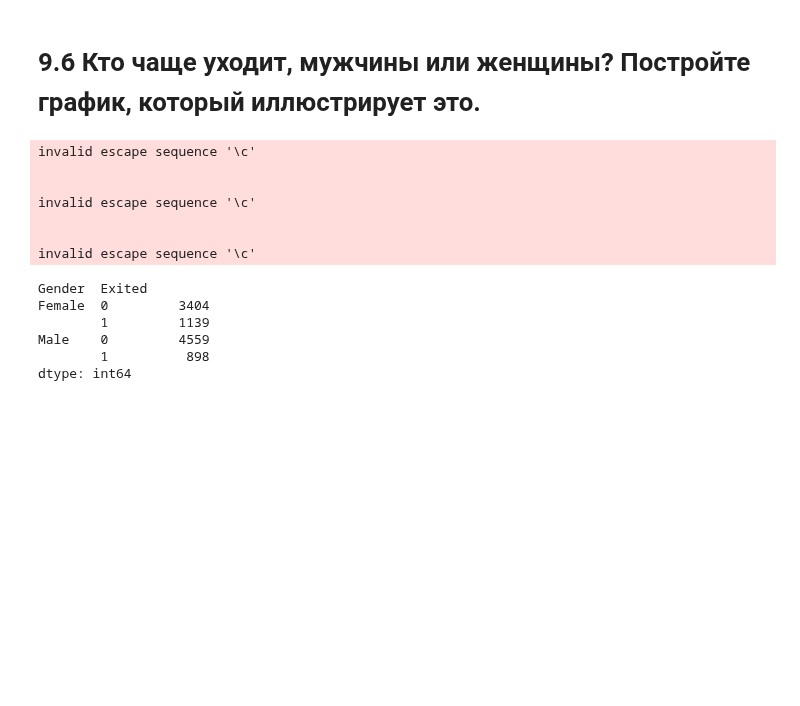
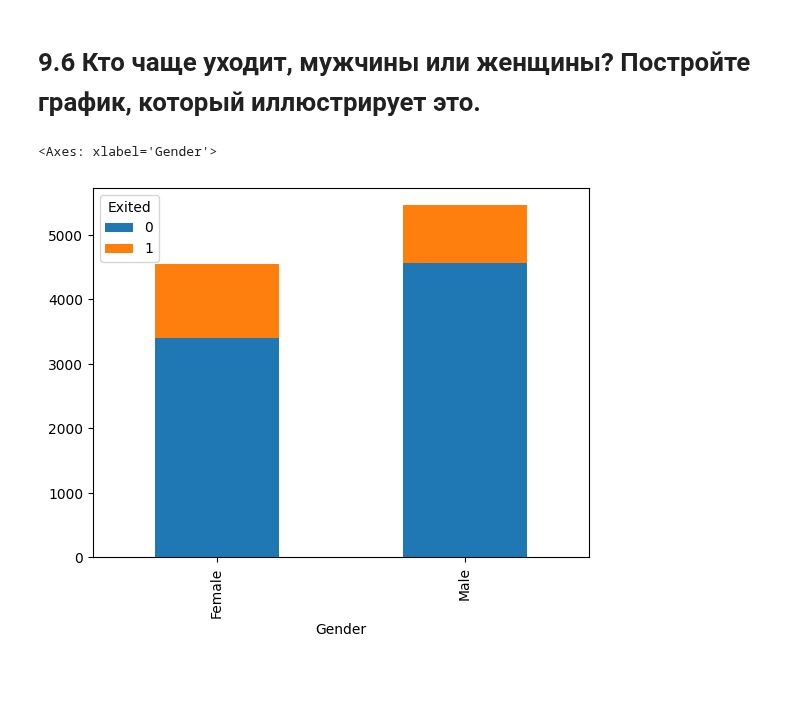
Before and after one commit to lesiveducation/DS_lesiv, a Jupyter notebook: PY13-Визуализация/churn080325.ipynb, the cells around one changed output. Drawn from its saved outputs; the diff is of its cells as text; code cells hidden in the pictures; blank space fills up the shorter version.

```diff
--- a/PY13-Визуализация/churn080325.ipynb
+++ b/PY13-Визуализация/churn080325.ipynb
@@ -162,35 +162,36 @@ sns.scatterplot(data=churn_data, x="EstimatedSalary", y="CreditScore", hue="Exit
 # 9.6 Кто чаще уходит, мужчины или женщины? Постройте график, который иллюстрирует это.
 # %%
 import pandas as pd
-churn_data = pd.read_csv('data\churn.csv')
+import numpy as np
+#churn_data = pd.read_csv('data\churn.csv')
 #churn_data.head()
-male_leakage = churn_data.groupby(['Gender','Exited']).size()
-male_leakage.head()
+#gender_leakage = churn_data.groupby(['Gender','Exited']).size()
+#gender_leakage.head()
+piv = pd.pivot_table(churn_data, index=['Gender'], values= ['CustomerId', 'Exited'], aggfunc=np.count_nonzero)
+piv
+piv1 = pd.pivot_table(churn_data, index='Gender', columns= 'Exited', values= 'CustomerId', aggfunc=np.count_nonzero)
+piv1
+piv1.plot.bar(stacked= True)
+#piv.plot.bar(stacked= True)
+
 #data96share = churn_data.groupby('Gender', as_index=False)['Exited'].mean()
 #data96share['Exited'] = churn_data96['Exited']*100
 #data96share.head()
 
-#fig1 = px.bar(data96share,
+#fig1 = px.bar(gender_leakage,
 #             x = 'Gender',
- #            y = 'Exited',
-  #           color='Gender',
-   #          labels={'Exited': 'Exited, %'},
-    #         title='Leakage by Gender',
-     #        width=300,
-      #       height=450)
-#
+#             y = 'Exited',
+#             color='Gender',
+#             labels={'Exited': 'Exited, %'},
+#             title='Leakage by Gender',
+#             width=300,
+#             height=450)
+
 #fig1.update_layout(showlegend=False)
+
+#gender_leakage.plot.barh(stacked=True)
 # %% [output]
-invalid escape sequence '\c'
-
-
-invalid escape sequence '\c'
-
-
-invalid escape sequence '\c'
+<Axes: xlabel='Gender'>
-Gender  Exited
-Female  0         3404
-        1         1139
-Male    0         4559
-        1          898
-dtype: int64
+[figure, added]
+# %% [markdown]
+##
```
Also changed, not shown: parts of 1 cell of this notebook.
